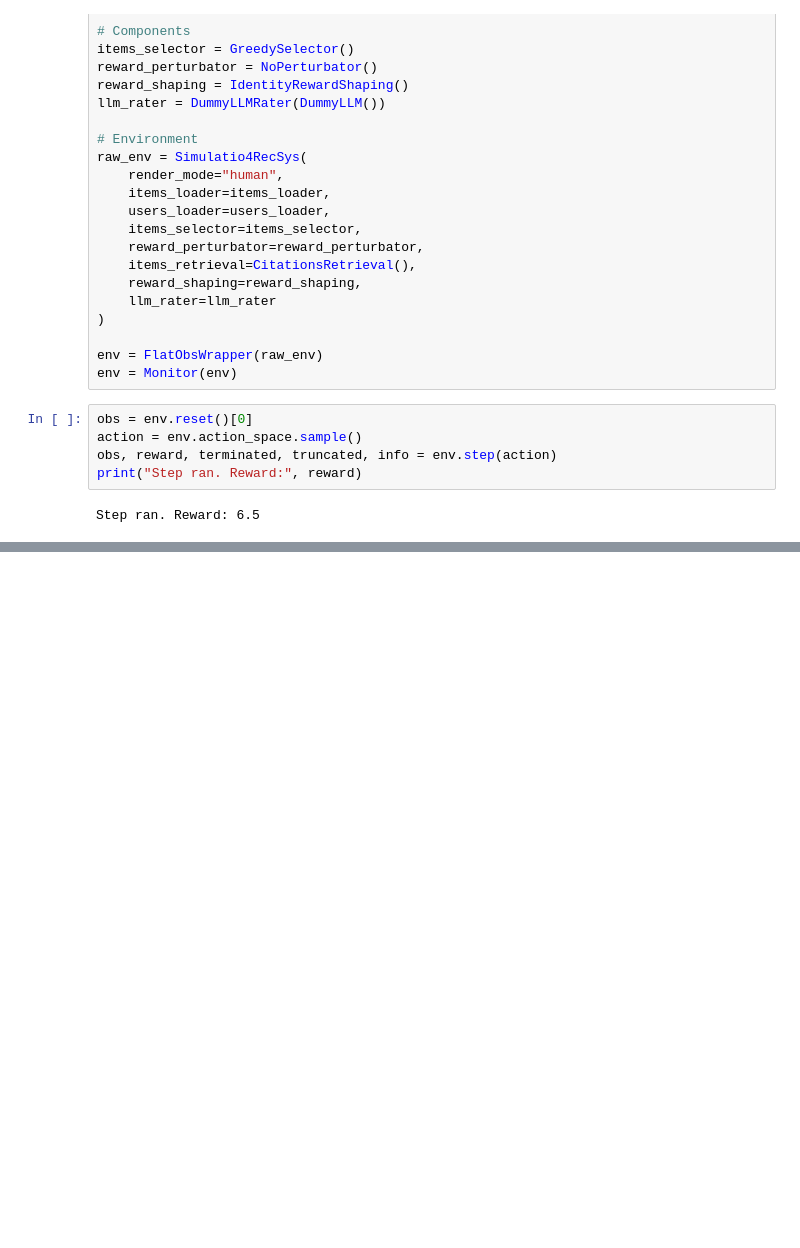
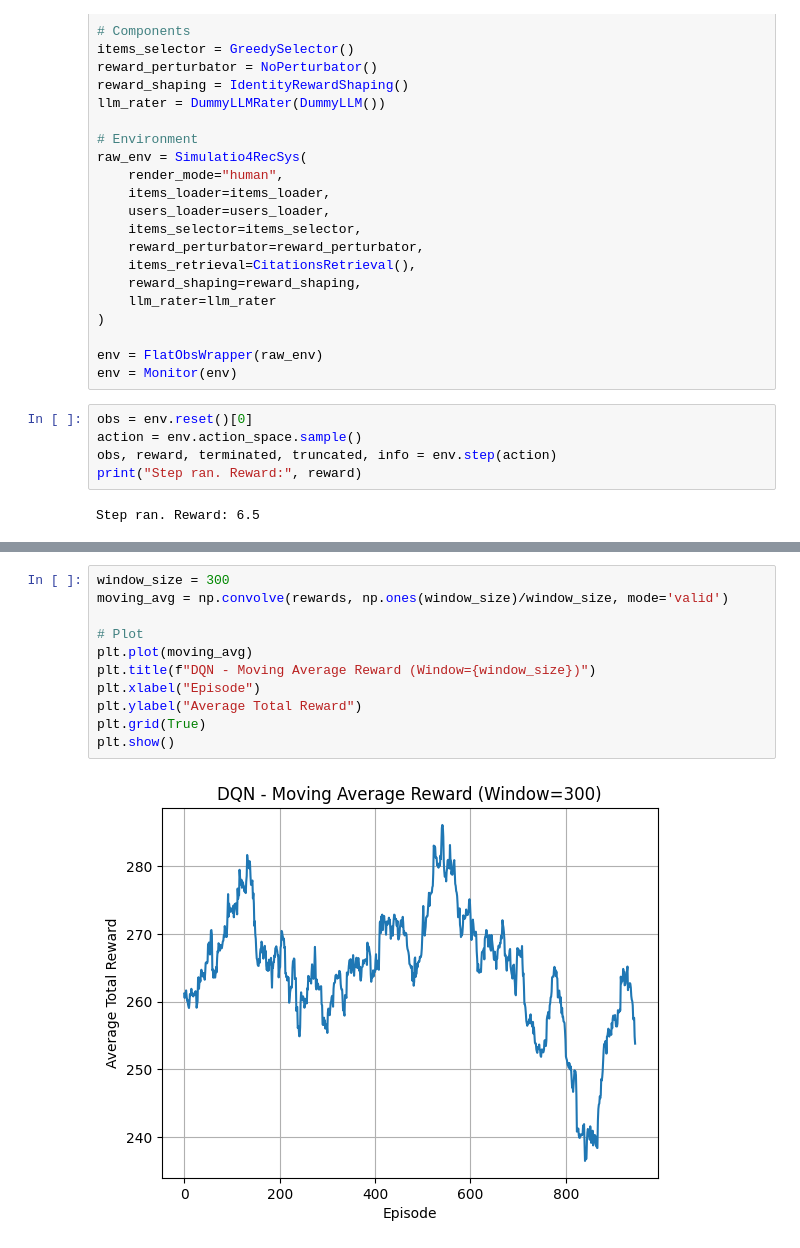
Before and after one commit to Assylnur/SUBER, a Jupyter notebook: notebooks/train_and_plot_citations.ipynb, the cells around one changed output, grey strips where cells are left out. Saved outputs shown, nothing was run; the diff lists cells and outputs as text; blank space fills up the shorter version.

```diff
--- a/notebooks/train_and_plot_citations.ipynb
+++ b/notebooks/train_and_plot_citations.ipynb
@@ -136,3 +315,16 @@ plt.show()
+# %%
+window_size = 300
+moving_avg = np.convolve(rewards, np.ones(window_size)/window_size, mode='valid')
+
+# Plot
+plt.plot(moving_avg)
+plt.title(f"DQN - Moving Average Reward (Window={window_size})")
+plt.xlabel("Episode")
+plt.ylabel("Average Total Reward")
+plt.grid(True)
+plt.show()
+# %% [output]
+[figure, added]
 # %%
 # --- Reset until target user ---
 target_user_name = "CitationUser1"
```
Also changed, not shown: parts of 8 cells of this notebook, 6 other files.
